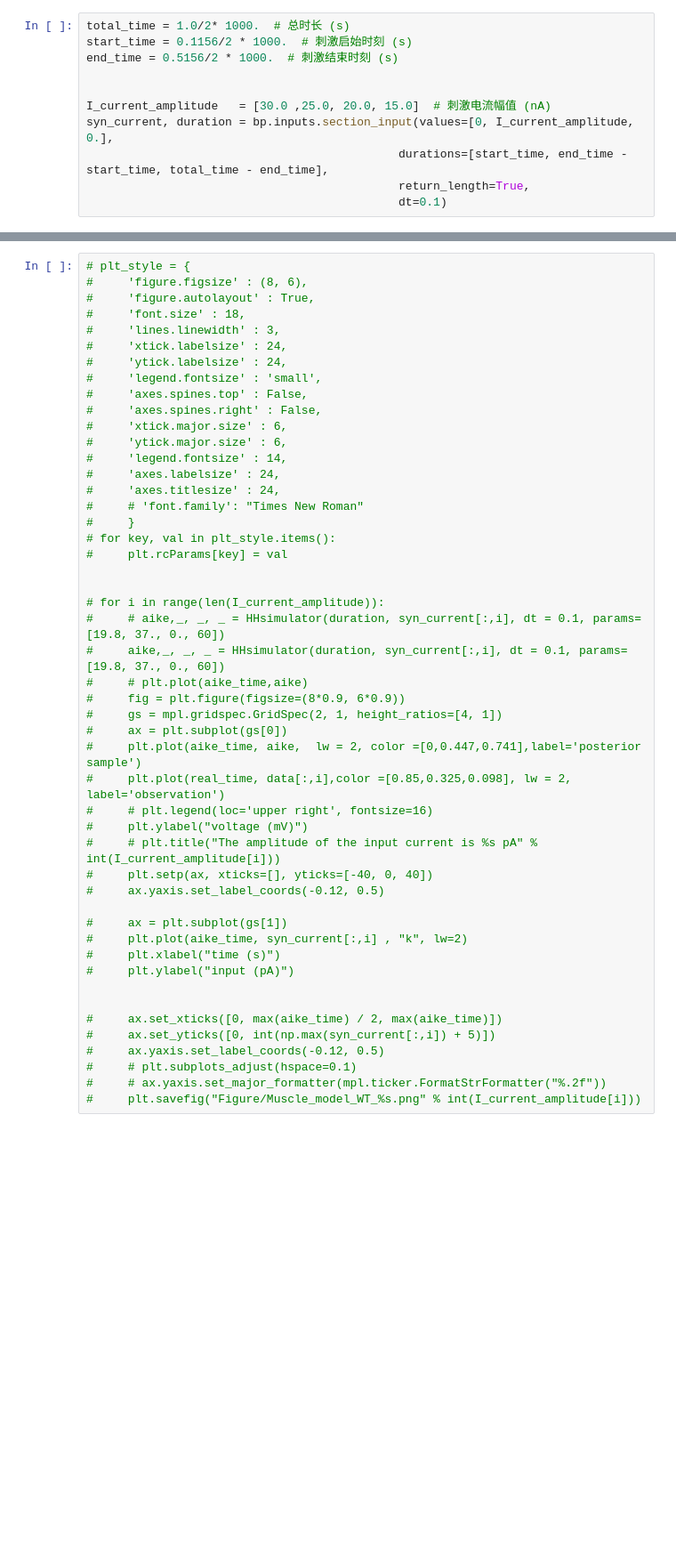
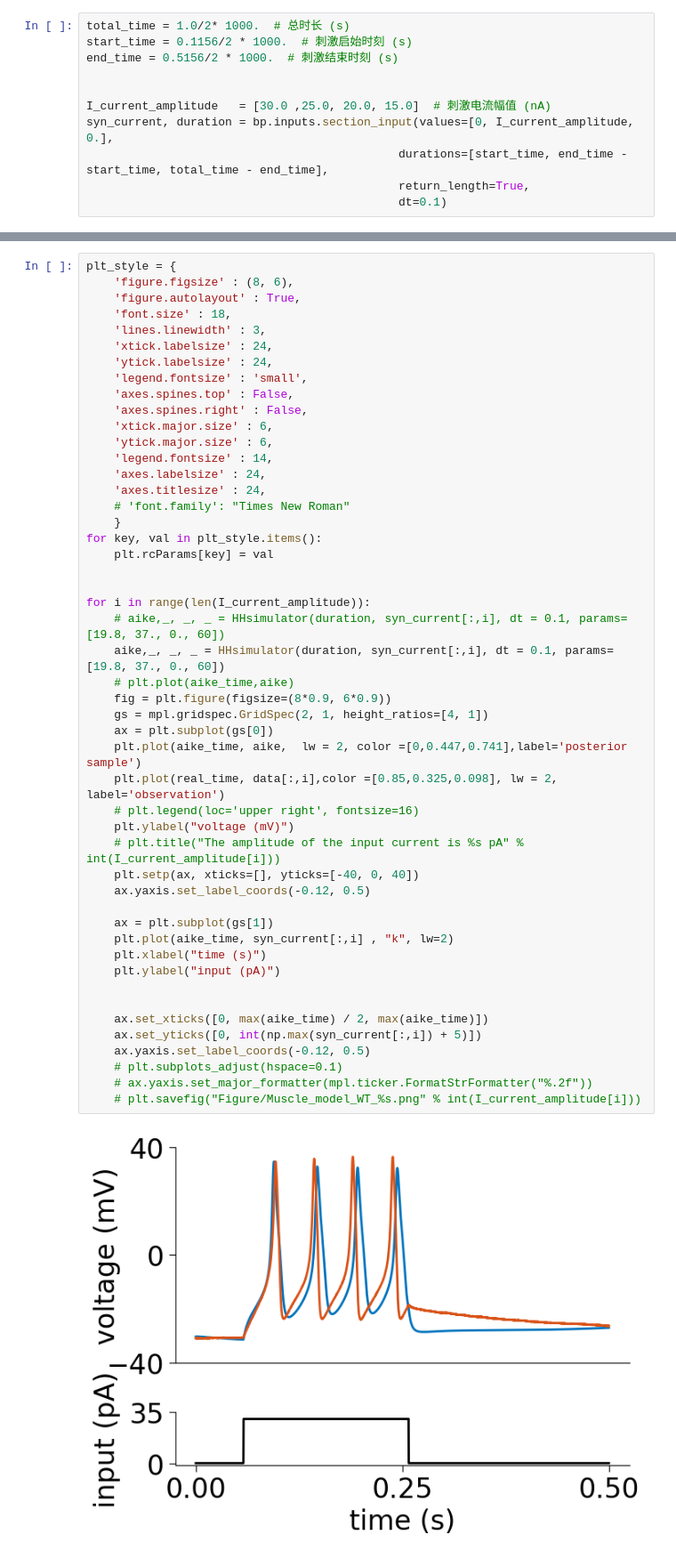
Before and after one commit to XuexingDu/C.elegans-Muscle, a Jupyter notebook: Muscle_cell_kr_nca_v2.ipynb, the cells around one changed output, grey strips where cells are left out. Shown: that part at 89% size. Saved outputs shown, nothing was run; the diff lists cells and outputs as text; blank space fills up the shorter version.

Commit message:
change parameter

```diff
--- a/Muscle_cell_kr_nca_v2.ipynb
+++ b/Muscle_cell_kr_nca_v2.ipynb
@@ -198,49 +196,51 @@ plt.show()
 # %%
-# plt_style = {
-#     'figure.figsize' : (8, 6),
-#     'figure.autolayout' : True,
-#     'font.size' : 18,
-#     'lines.linewidth' : 3,
-#     'xtick.labelsize' : 24,
-#     'ytick.labelsize' : 24,
-#     'legend.fontsize' : 'small',
-#     'axes.spines.top' : False,
-#     'axes.spines.right' : False,
-#     'xtick.major.size' : 6,
-#     'ytick.major.size' : 6,
-#     'legend.fontsize' : 14,
-#     'axes.labelsize' : 24,
-#     'axes.titlesize' : 24,
-#     # 'font.family': "Times New Roman"
-#     }
-# for key, val in plt_style.items():
-#     plt.rcParams[key] = val
+plt_style = {
+    'figure.figsize' : (8, 6),
+    'figure.autolayout' : True,
+    'font.size' : 18,
+    'lines.linewidth' : 3,
+    'xtick.labelsize' : 24,
+    'ytick.labelsize' : 24,
+    'legend.fontsize' : 'small',
+    'axes.spines.top' : False,
+    'axes.spines.right' : False,
+    'xtick.major.size' : 6,
+    'ytick.major.size' : 6,
+    'legend.fontsize' : 14,
+    'axes.labelsize' : 24,
+    'axes.titlesize' : 24,
+    # 'font.family': "Times New Roman"
+    }
+for key, val in plt_style.items():
+    plt.rcParams[key] = val
 
 
-# for i in range(len(I_current_amplitude)):
-#     # aike,_, _, _ = HHsimulator(duration, syn_current[:,i], dt = 0.1, params= [19.8, 37., 0., 60])
-#     aike,_, _, _ = HHsimulator(duration, syn_current[:,i], dt = 0.1, params= [19.8, 37., 0., 60])
-#     # plt.plot(aike_time,aike)
-#     fig = plt.figure(figsize=(8*0.9, 6*0.9))
-#     gs = mpl.gridspec.GridSpec(2, 1, height_ratios=[4, 1])
-#     ax = plt.subplot(gs[0])
-#     plt.plot(aike_time, aike,  lw = 2, color =[0,0.447,0.741],label='posterior sample')
-#     plt.plot(real_time, data[:,i],color =[0.85,0.325,0.098], lw = 2, label='observation')
-#     # plt.legend(loc='upper right', fontsize=16)
-#     plt.ylabel("voltage (mV)")
-#     # plt.title("The amplitude of the input current is %s pA" % int(I_current_amplitude[i]))
-#     plt.setp(ax, xticks=[], yticks=[-40, 0, 40])
-#     ax.yaxis.set_label_coords(-0.12, 0.5)
+for i in range(len(I_current_amplitude)):
+    # aike,_, _, _ = HHsimulator(duration, syn_current[:,i], dt = 0.1, params= [19.8, 37., 0., 60])
+    aike,_, _, _ = HHsimulator(duration, syn_current[:,i], dt = 0.1, params= [19.8, 37., 0., 60])
+    # plt.plot(aike_time,aike)
+    fig = plt.figure(figsize=(8*0.9, 6*0.9))
+    gs = mpl.gridspec.GridSpec(2, 1, height_ratios=[4, 1])
+    ax = plt.subplot(gs[0])
+    plt.plot(aike_time, aike,  lw = 2, color =[0,0.447,0.741],label='posterior sample')
+    plt.plot(real_time, data[:,i],color =[0.85,0.325,0.098], lw = 2, label='observation')
+    # plt.legend(loc='upper right', fontsize=16)
+    plt.ylabel("voltage (mV)")
+    # plt.title("The amplitude of the input current is %s pA" % int(I_current_amplitude[i]))
+    plt.setp(ax, xticks=[], yticks=[-40, 0, 40])
+    ax.yaxis.set_label_coords(-0.12, 0.5)
 
-#     ax = plt.subplot(gs[1])
-#     plt.plot(aike_time, syn_current[:,i] , "k", lw=2)
-#     plt.xlabel("time (s)")
-#     plt.ylabel("input (pA)")
+    ax = plt.subplot(gs[1])
+    plt.plot(aike_time, syn_current[:,i] , "k", lw=2)
+    plt.xlabel("time (s)")
+    plt.ylabel("input (pA)")
 
 
-#     ax.set_xticks([0, max(aike_time) / 2, max(aike_time)])
-#     ax.set_yticks([0, int(np.max(syn_current[:,i]) + 5)])
-#     ax.yaxis.set_label_coords(-0.12, 0.5)
-#     # plt.subplots_adjust(hspace=0.1)
-#     # ax.yaxis.set_major_formatter(mpl.ticker.FormatStrFormatter("%.2f"))
-#     plt.savefig("Figure/Muscle_model_WT_%s.png" % int(I_current_amplitude[i]))
+    ax.set_xticks([0, max(aike_time) / 2, max(aike_time)])
+    ax.set_yticks([0, int(np.max(syn_current[:,i]) + 5)])
+    ax.yaxis.set_label_coords(-0.12, 0.5)
+    # plt.subplots_adjust(hspace=0.1)
+    # ax.yaxis.set_major_formatter(mpl.ticker.FormatStrFormatter("%.2f"))
+    # plt.savefig("Figure/Muscle_model_WT_%s.png" % int(I_current_amplitude[i]))
+# %% [output]
+[figure, added]
```
Also changed, not shown: parts of 4 cells of this notebook, 1 other file.
